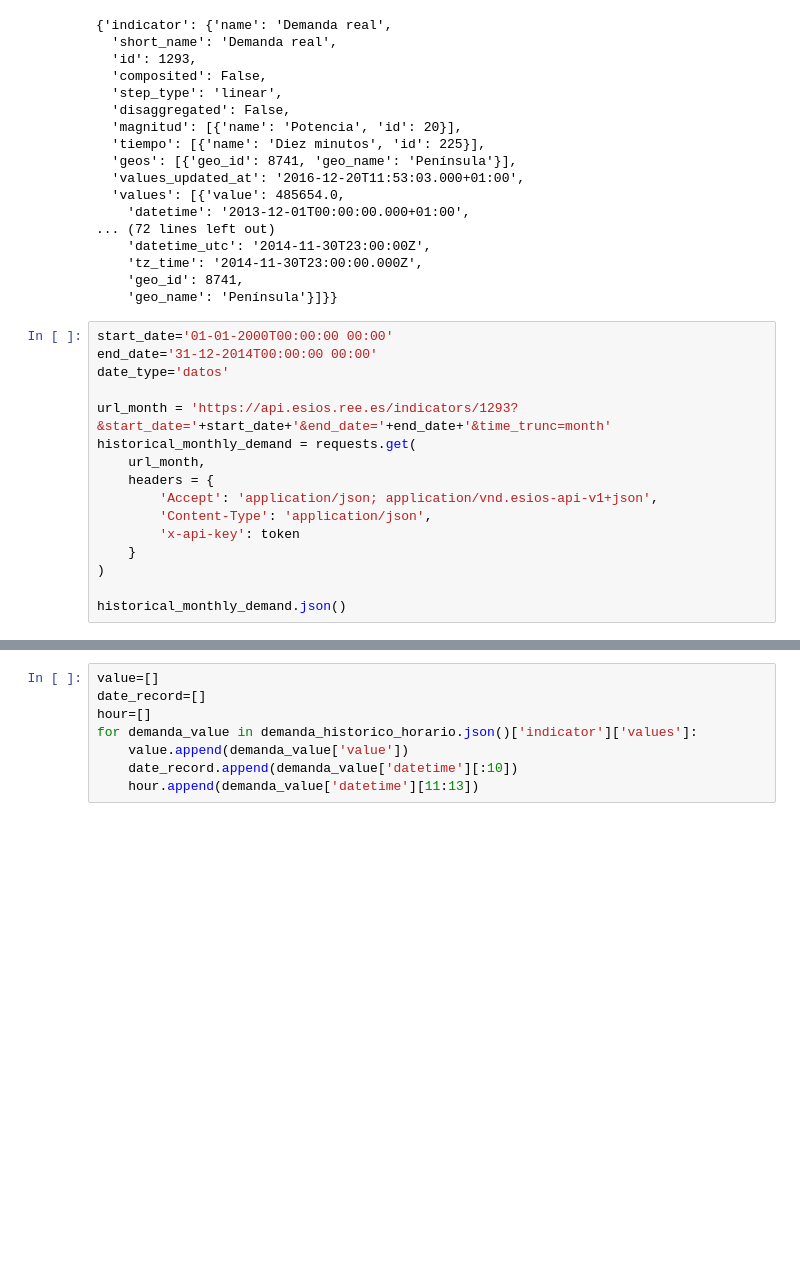
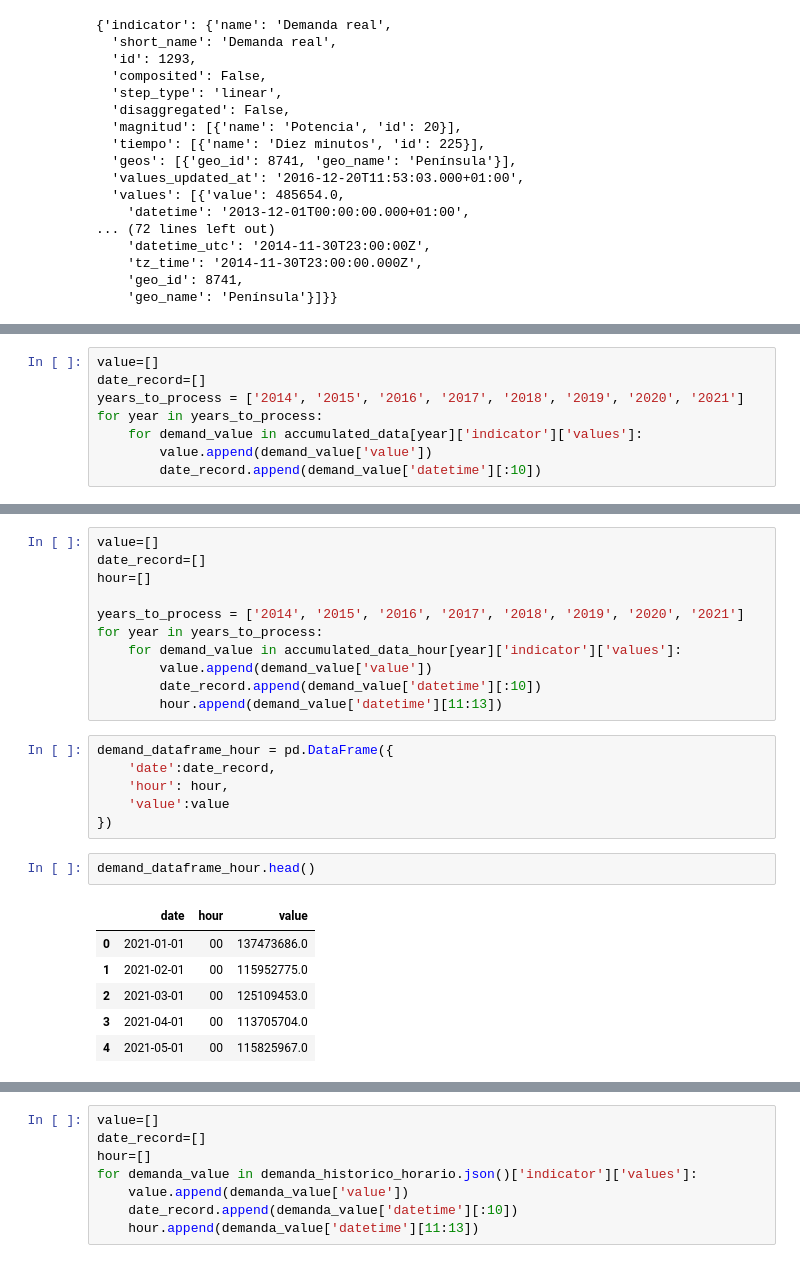
Before and after one commit to BernardoJoseLlamasVerna/tfm_data_science, a Jupyter notebook: version_0/Electric_Demand_Refactor/data/electric_demand_data/energy_demand_data_extraction.ipynb, the cells around one changed output, grey strips where cells are left out. Drawn from its saved outputs; the diff is of its cells as text; blank space fills up the shorter version.

```diff
--- a/version_0/Electric_Demand_Refactor/data/electric_demand_data/energy_demand_data_extraction.ipynb
+++ b/version_0/Electric_Demand_Refactor/data/electric_demand_data/energy_demand_data_extraction.ipynb
@@ -153,19 +153,3 @@ historical_monthly_demand.json()
     'tz_time': '2014-11-30T23:00:00.000Z',
     'geo_id': 8741,
     'geo_name': 'Península'}]}}
-# %%
-start_date='01-01-2000T00:00:00 00:00'
-end_date='31-12-2014T00:00:00 00:00'
-date_type='datos'
-
-url_month = 'https://api.esios.ree.es/indicators/1293?&start_date='+start_date+'&end_date='+end_date+'&time_trunc=month'
-historical_monthly_demand = requests.get(
-    url_month,
-    headers = {
-        'Accept': 'application/json; application/vnd.esios-api-v1+json',
-        'Content-Type': 'application/json',
-        'x-api-key': token
-    }
-)
-
-historical_monthly_demand.json()
@@ -319,0 +218,8 @@ demanda_dataframe_month.head()
+# %%
+value=[]
+date_record=[]
+years_to_process = ['2014', '2015', '2016', '2017', '2018', '2019', '2020', '2021']
+for year in years_to_process:
+    for demand_value in accumulated_data[year]['indicator']['values']:
+        value.append(demand_value['value'])
+        date_record.append(demand_value['datetime'][:10])
@@ -319,0 +320,26 @@ demanda_dataframe_month.head()
+# %%
+value=[]
+date_record=[]
+hour=[]
+
+years_to_process = ['2014', '2015', '2016', '2017', '2018', '2019', '2020', '2021']
+for year in years_to_process:
+    for demand_value in accumulated_data_hour[year]['indicator']['values']:
+        value.append(demand_value['value'])
+        date_record.append(demand_value['datetime'][:10])
+        hour.append(demand_value['datetime'][11:13])
+# %%
+demand_dataframe_hour = pd.DataFrame({
+    'date':date_record,
+    'hour': hour,
+    'value':value
+})
+# %%
+demand_dataframe_hour.head()
+# %% [output]
+|  | date | hour | value |
+| 0 | 2021-01-01 | 00 | 137473686.0 |
+| 1 | 2021-02-01 | 00 | 115952775.0 |
+| 2 | 2021-03-01 | 00 | 125109453.0 |
+| 3 | 2021-04-01 | 00 | 113705704.0 |
+| 4 | 2021-05-01 | 00 | 115825967.0 |
```
Also changed, not shown: parts of 33 cells of this notebook, 2 other files.
